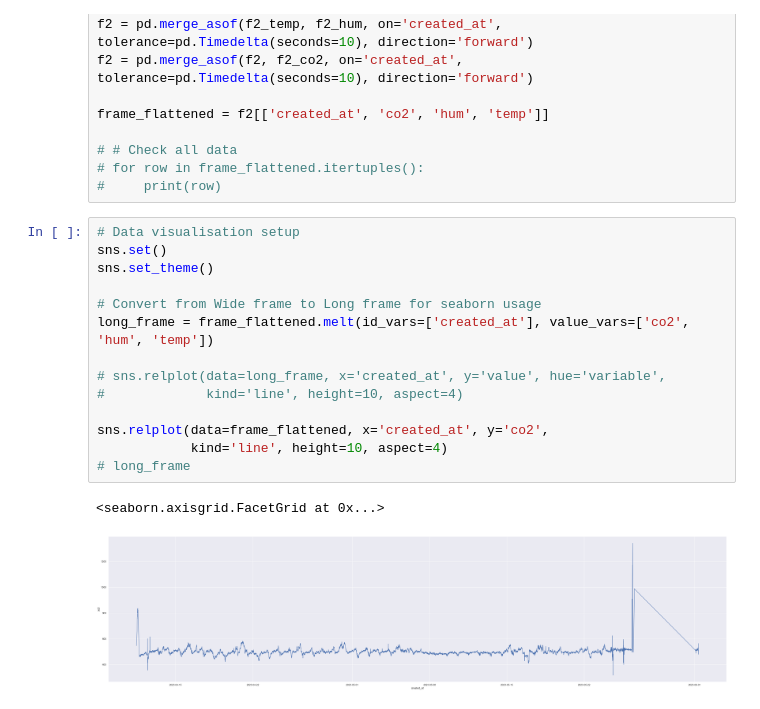
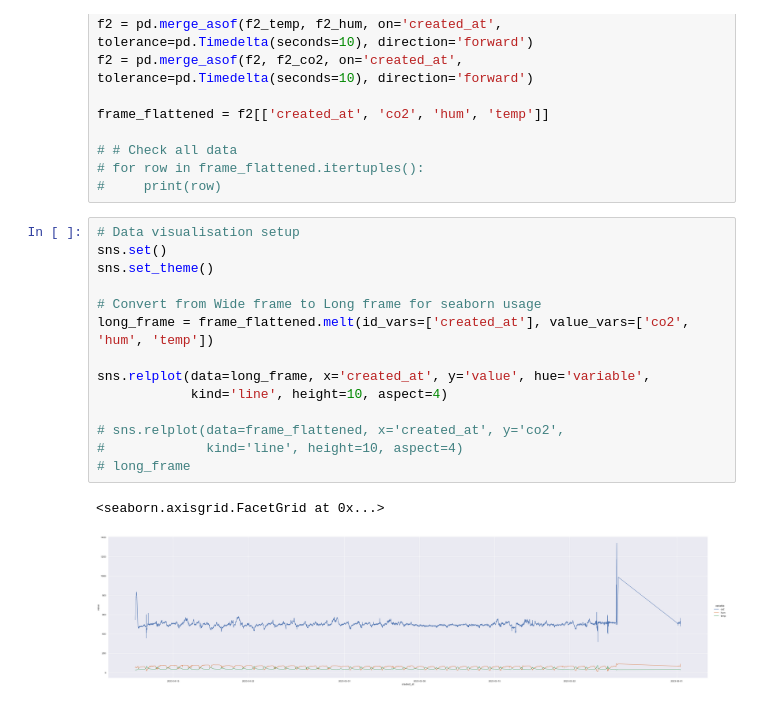
Before and after one commit to After232/corn-men, a Jupyter notebook: main.ipynb, the cells around one changed output. Saved outputs shown, nothing was run; the diff lists cells and outputs as text.

```diff
--- a/main.ipynb
+++ b/main.ipynb
@@ -133,17 +133,17 @@ frame_flattened = f2[['created_at', 'co2', 'hum', 'temp']]
 # %%
 # Data visualisation setup
 sns.set()
 sns.set_theme()
 
 # Convert from Wide frame to Long frame for seaborn usage
 long_frame = frame_flattened.melt(id_vars=['created_at'], value_vars=['co2', 'hum', 'temp'])
 
-# sns.relplot(data=long_frame, x='created_at', y='value', hue='variable',
+sns.relplot(data=long_frame, x='created_at', y='value', hue='variable',
+            kind='line', height=10, aspect=4)
+
+# sns.relplot(data=frame_flattened, x='created_at', y='co2',
 #             kind='line', height=10, aspect=4)
-
-sns.relplot(data=frame_flattened, x='created_at', y='co2',
-            kind='line', height=10, aspect=4)
 # long_frame
 # %% [output]
 <seaborn.axisgrid.FacetGrid at 0x...>
-[figure, old version]
+[figure, new version]
```
